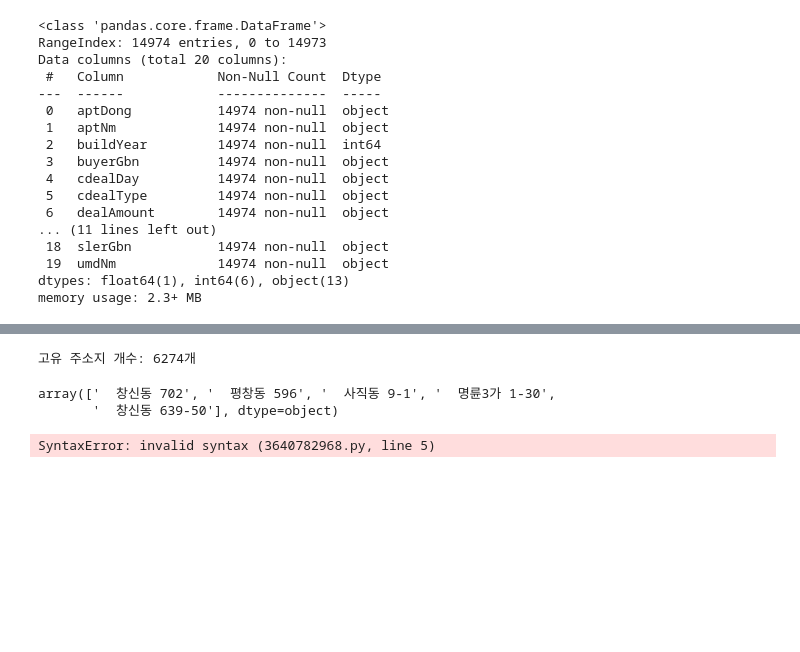
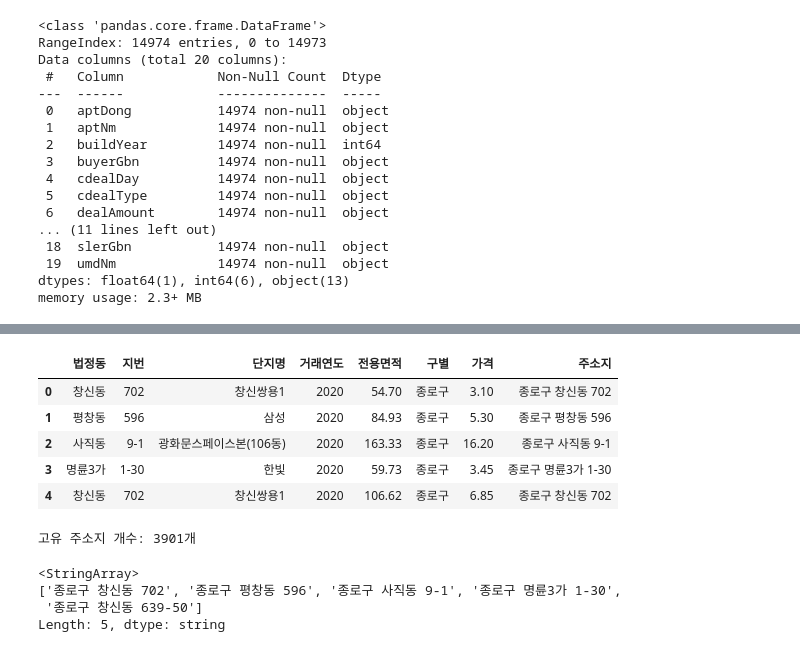
Before and after one commit to ppvid/Dataviz, a Jupyter notebook: 데이터 시각화/3D지도시각화.ipynb, the cells around one changed output, grey strips where cells are left out. Cells and saved outputs as stored; diff of their text form; code cells hidden in the pictures; blank space fills up the shorter version.

```diff
--- a/데이터 시각화/3D지도시각화.ipynb
+++ b/데이터 시각화/3D지도시각화.ipynb
@@ -155,7 +186,6 @@ rename_map = {
     'excluUseAr': '전용면적',
     'dealAmount': '거래금액',
     # 시군구/자치구명 추정 컬럼 → '구별'
-    'estateAgentSggNm': '구별',
     # 필요시 여기에 더 추가
     # 'umdNm': '법정동',   # 상황에 따라 법정동으로 쓰고 싶다면 활성화
 }
@@ -233,10 +263,15 @@ print(f"[정리 완료] 남은 컬럼: {len(existing)}개 / 표준 {len(target_c
 print("남긴 컬럼 순서:", existing)
 if missing:
     print("누락된(원본에 없어서 삭제된) 표준 컬럼:", missing)
+import numpy as np
+import pandas as pd
+
+# 예: df 안의 공백·빈칸을 NaN으로 바꾸기
+df_matched = df_matched.replace(r'^\s*$', np.nan, regex=True)
+df_matched = df_matched.dropna().reset_index(drop=True)
 
 # 결과 확인
 print(df_matched.info())
-df_matched.head()
 # %% [output]
 [정리 완료] 남은 컬럼: 13개 / 표준 13개
 남긴 컬럼 순서: ['법정동', '지번', '단지명', '건축년도', '거래연도', '거래월', '거래일', '지역코드', '층', '전용면적', '거래금액', '구별', '가격']
@@ -266,11 +292,0 @@ df_matched.to_csv('./data/컬럼정리_아파트_매매_실거래가_2020_2024.c
-# %%
-df_matched=pd.read_csv('./data/컬럼정리_아파트_매매_실거래가_2020_2024.csv',encoding='utf-8')
-# %%
-df_matched['가격']=df_matched['거래금액']/10000
-
-df_matched=df_matched.drop(columns=['건축년도','거래월','거래일','층','거래금액','지역코드'])
-
-df_matched=df_matched.assign(
-     주소지=df_matched['구별']+' '+df_matched['법정동']+' '+df_matched['지번']
-)
-df_matched.head()
@@ -283,0 +295,6 @@ df_matched.head()
+# %%
+df_apt=df_matched.drop(columns=['건축년도','거래월','거래일','층','거래금액','지역코드'])
+df_apt=df_apt.assign(
+    주소지=df_matched['구별']+' '+df_matched['법정동']+' '+df_matched['지번']
+)
+df_apt.info()
@@ -284,12 +317,23 @@ df_matched.head()
+# %%
+df_apt.head()
+# %% [output]
+|  | 법정동 | 지번 | 단지명 | 거래연도 | 전용면적 | 구별 | 가격 | 주소지 |
+| 0 | 창신동 | 702 | 창신쌍용1 | 2020 | 54.70 | 종로구 | 3.10 | 종로구 창신동 702 |
+| 1 | 평창동 | 596 | 삼성 | 2020 | 84.93 | 종로구 | 5.30 | 종로구 평창동 596 |
+| 2 | 사직동 | 9-1 | 광화문스페이스본(106동) | 2020 | 163.33 | 종로구 | 16.20 | 종로구 사직동 9-1 |
+| 3 | 명륜3가 | 1-30 | 한빛 | 2020 | 59.73 | 종로구 | 3.45 | 종로구 명륜3가 1-30 |
+| 4 | 창신동 | 702 | 창신쌍용1 | 2020 | 106.62 | 종로구 | 6.85 | 종로구 창신동 702 |
 # %%
-unique_addresses=df_matched['주소지'].unique()
+unique_addresses=df_apt['주소지'].unique()
 
 print(f"고유 주소지 개수: {len(unique_addresses)}개")
 unique_addresses[:5]
 # %% [output]
-고유 주소지 개수: 6274개
+고유 주소지 개수: 3901개
-array(['  창신동 702', '  평창동 596', '  사직동 9-1', '  명륜3가 1-30',
-       '  창신동 639-50'], dtype=object)
+<StringArray>
+['종로구 창신동 702', '종로구 평창동 596', '종로구 사직동 9-1', '종로구 명륜3가 1-30',
+ '종로구 창신동 639-50']
+Length: 5, dtype: string
 # %%
 import os
 if not os.path.exists('./data/아파트실거래가_위도경도.csv'):
@@ -324,6 +369,29 @@ import pandas as pd
 import numpy as np
 import pydeck as pdk
 
-df_apt=
+view_state_2d=pdk.ViewState(
+    longitude=126.9979,
+    latitude=37.5463,
+    zoom=10.5,
+    ptich=0
+)
+
+layer=pdk.Layer(
+    'ScatterplotLayer',
+    data=df_apt,
+    get_position='[경도, 위도]',
+    get_color='[200,30,0,160]',
+    get_radius=100
+)
+
+deck=pdk.Deck(
+    layers=[layer],
+    initial_view_state=view_state_2d,
+    map_style='light'
+)
+
+deck.to_html(
+    'pydeck_apt_scatter.html',
+    notebook_display=False,
+    open_browser=False
+)
-# %% [output]
-SyntaxError: invalid syntax (3640782968.py, line 5)
```
Also changed, not shown: parts of 14 cells of this notebook, 7 other files.
